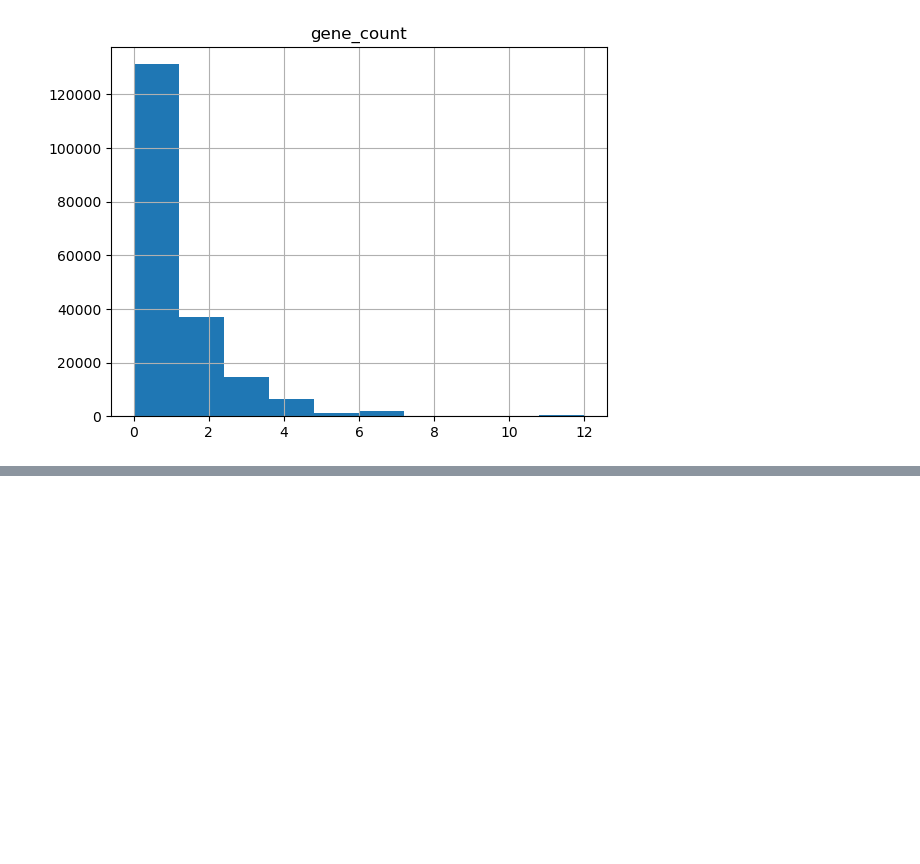
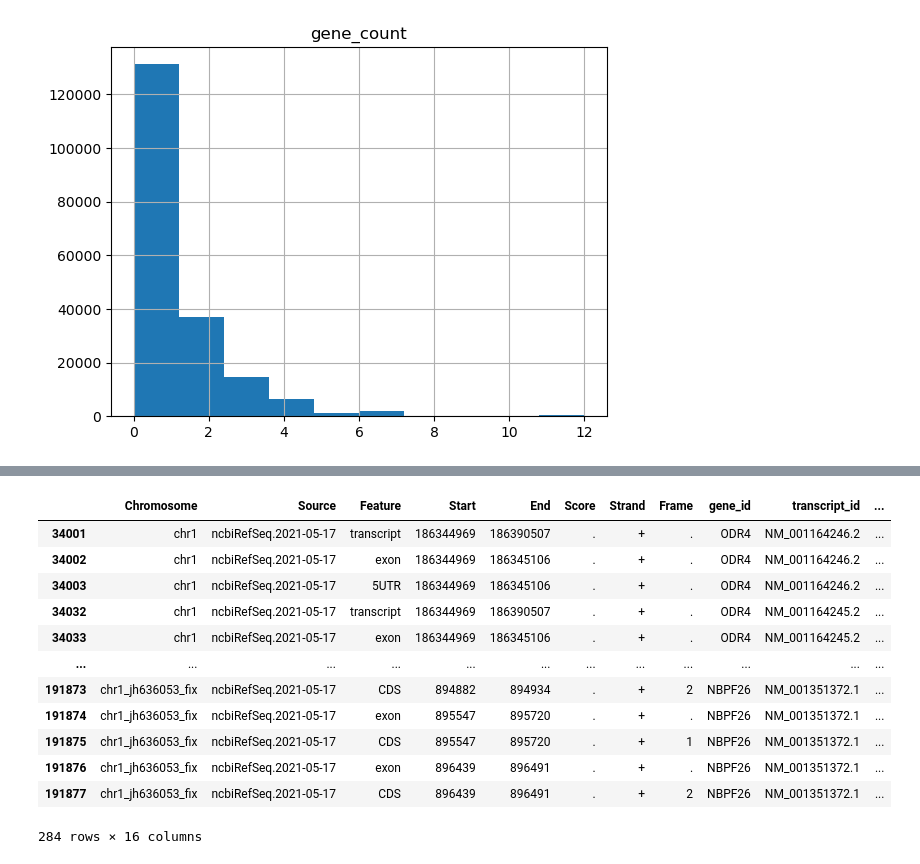
Before and after one commit to munif/epi-thesis, a Jupyter notebook: Split Data.ipynb, the cells around one changed output, grey strips where cells are left out. Cells and saved outputs as stored; diff of their text form; code cells hidden in the pictures; blank space fills up the shorter version.

```diff
--- a/Split Data.ipynb
+++ b/Split Data.ipynb
@@ -452,11 +426,11 @@ def count_gene(gene_df, row, threshold = 0.8, tss_length = 4000):
 
     return len(hist_df.index)
 # %%
-# Counting chrY
+# Counting chr1
 chrom = 'chr1'
 
 gene_chr_df = pd.read_csv(f"dataset/HepG2/merged/{chrom}.csv")
-ncbiRefSeq_chr_df = pd.read_csv(f"dataset/ncbiRefSeq/merged/{chrom}.csv")
+ncbiRefSeq_chr_df = pd.read_csv(f"dataset/histone_count/{chrom}.csv")
 
 display(gene_chr_df.head())
 print(gene_chr_df.shape)
@@ -489,0 +487,16 @@ ncbiRefSeq_chr_df.to_csv(f"dataset/gene_count/{chrom}.csv", index=False)
+# %%
+ncbiRefSeq_chr_df[(ncbiRefSeq_chr_df['gene_count'] >= 4) & (ncbiRefSeq_chr_df['histone_count'] > 20)]
+# %% [output]
+|  | Chromosome | Source | Feature | Start | End | Score | Strand | Frame | gene_id | transcript_id | ... |
+| 34001 | chr1 | ncbiRefSeq.2021-05-17 | transcript | 186344969 | 186390507 | . | + | . | ODR4 | NM_001164246.2 | ... |
+| 34002 | chr1 | ncbiRefSeq.2021-05-17 | exon | 186344969 | 186345106 | . | + | . | ODR4 | NM_001164246.2 | ... |
+| 34003 | chr1 | ncbiRefSeq.2021-05-17 | 5UTR | 186344969 | 186345106 | . | + | . | ODR4 | NM_001164246.2 | ... |
+| 34032 | chr1 | ncbiRefSeq.2021-05-17 | transcript | 186344969 | 186390507 | . | + | . | ODR4 | NM_001164245.2 | ... |
+| 34033 | chr1 | ncbiRefSeq.2021-05-17 | exon | 186344969 | 186345106 | . | + | . | ODR4 | NM_001164245.2 | ... |
+| ... | ... | ... | ... | ... | ... | ... | ... | ... | ... | ... | ... |
+| 191873 | chr1_jh636053_fix | ncbiRefSeq.2021-05-17 | CDS | 894882 | 894934 | . | + | 2 | NBPF26 | NM_001351372.1 | ... |
+| 191874 | chr1_jh636053_fix | ncbiRefSeq.2021-05-17 | exon | 895547 | 895720 | . | + | . | NBPF26 | NM_001351372.1 | ... |
+| 191875 | chr1_jh636053_fix | ncbiRefSeq.2021-05-17 | CDS | 895547 | 895720 | . | + | 1 | NBPF26 | NM_001351372.1 | ... |
+| 191876 | chr1_jh636053_fix | ncbiRefSeq.2021-05-17 | exon | 896439 | 896491 | . | + | . | NBPF26 | NM_001351372.1 | ... |
+| 191877 | chr1_jh636053_fix | ncbiRefSeq.2021-05-17 | CDS | 896439 | 896491 | . | + | 2 | NBPF26 | NM_001351372.1 | ... |
+284 rows × 16 columns
```
Also changed, not shown: parts of 25 cells of this notebook, 4 other files.
